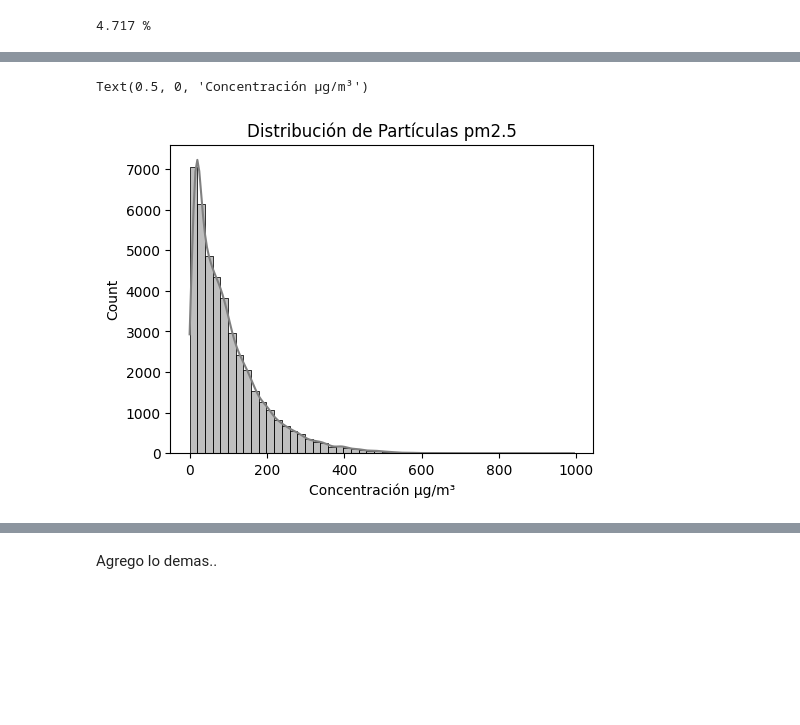
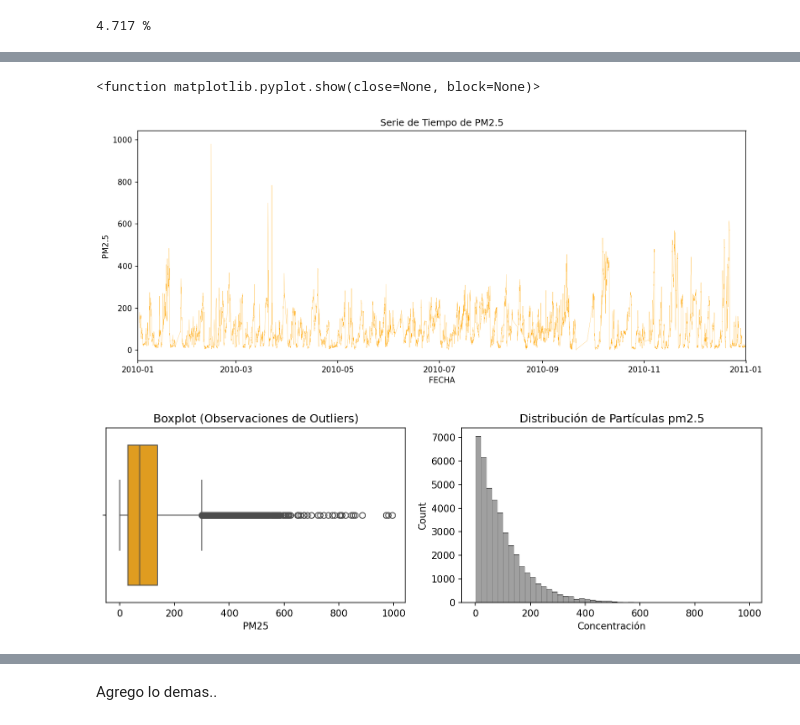
Before and after one commit to gapalfaro-cmyk/Proyecto-de-fin-de-modulo-5---Alfaro-Badillo-Cruz-Perez-Rupit, a Jupyter notebook: Entregable_Tarea_5_1_Alfaro_Cruz_Perez_Rupit_Medea.ipynb, the cells around one changed output, grey strips where cells are left out. Saved outputs shown, nothing was run; the diff lists cells and outputs as text; code cells hidden in the pictures; blank space fills up the shorter version.

```diff
--- a/Entregable_Tarea_5_1_Alfaro_Cruz_Perez_Rupit_Medea.ipynb
+++ b/Entregable_Tarea_5_1_Alfaro_Cruz_Perez_Rupit_Medea.ipynb
@@ -260,12 +346,44 @@ Sólo la variable por modelar tiene valores nulos y es menos del 4.72%
+# %%
+# # SERIE DE TIEMPO
+# Serie de PM2.5,
+plt.rcParams["figure.dpi"] = 150
+fig, ax = plt.subplots(figsize=(12,5))
+sns.lineplot(x="FECHA", y="PM25",
+             data=df,
+             linewidth=0.2,
+             color='orange'
+            )
+ax.set(
+    ylabel="PM2.5",
+    title="Serie de Tiempo de PM2.5",
+)
+ax.tick_params(axis="both", labelsize=10)
+
+plt.xlim(pd.Timestamp("2010-01-01"), pd.Timestamp("2011-01-01"))
+plt.tight_layout()
+plt.show
+
+# Time Series por año
+# Pendiente ver si sale...
+# %% [output]
+<function matplotlib.pyplot.show(close=None, block=None)>
+[figure, added]
 # %%
-# Configuración de los gráficos
-plt.figure(figsize=(12, 4))
+# HISTOGRAMA Y GRAFICO  DE CAJA Y BIGOTES
+# Para elegir el metodo de imputación, observamos los outliers del dataset
+plt.figure(figsize=(10, 3.5))
 
-# 1. Gráfico para ver la distribución de pm2.5 e identificar sesgos o valores atípicos (outliers)
 plt.subplot(1, 2, 1)
-sns.histplot(df['PM25'].dropna(), bins=50, kde=True, color='grey')
+sns.boxplot(x=df["PM25"], color='orange')
+plt.title("Boxplot (Observaciones de Outliers)")
+
+# Gráfico para ver la distribución de pm2.5 e identificar sesgos o valores atípicos (outliers)
+plt.subplot(1, 2, 2)
+sns.histplot(df['PM25'], bins=50, color='grey')
 plt.title('Distribución de Partículas pm2.5')
-plt.xlabel('Concentración μg/m³')
+plt.xlabel('Concentración')
+
+plt.tight_layout()
+plt.show()
 # %% [output]
-Text(0.5, 0, 'Concentración μg/m³')
-[figure, old version]
+[figure, new version]
```
Also changed, not shown: parts of 42 cells of this notebook.
